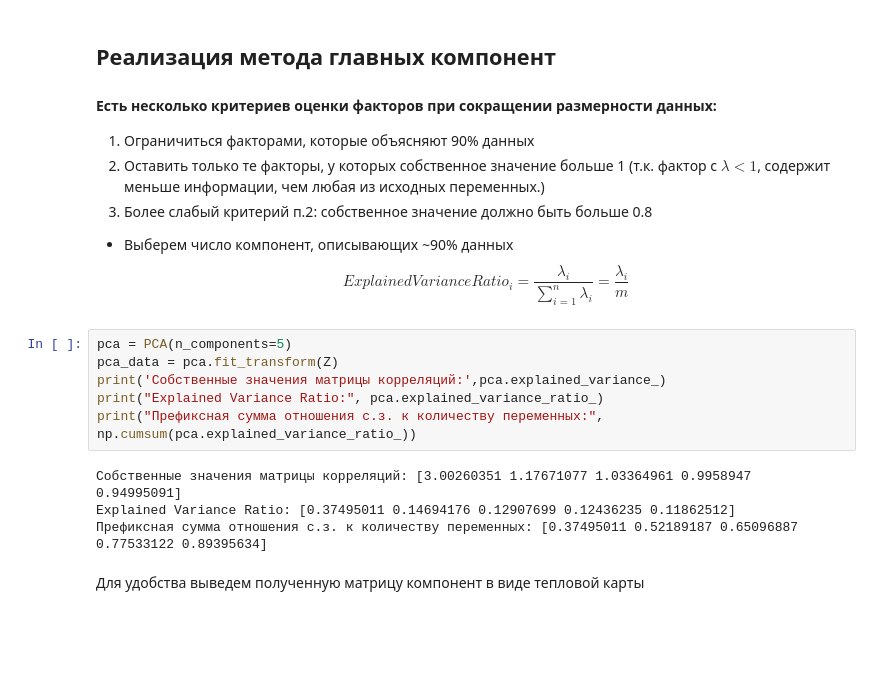
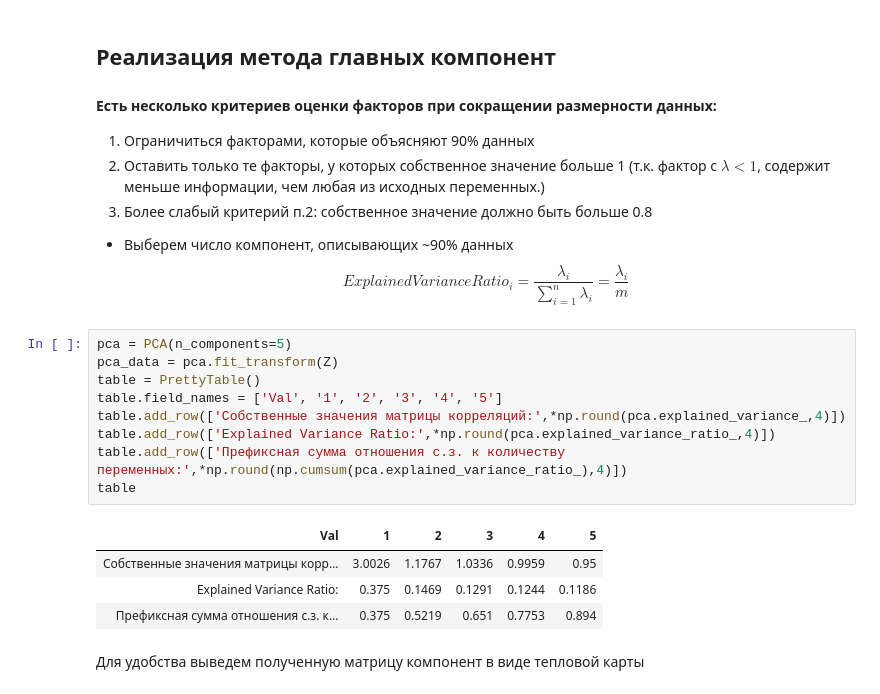
Before and after one commit to Shkuratova/CFA, a Jupyter notebook: Lab9/Lab9.ipynb, the cells around one changed output. Drawn from its saved outputs; the diff is of its cells as text; blank space fills up the shorter version.

```diff
--- a/Lab9/Lab9.ipynb
+++ b/Lab9/Lab9.ipynb
@@ -132,13 +128,17 @@ $$ ExplainedVarianceRatio_i = \frac{\lambda_i}{\sum_{i=1}^n \lambda_i} = \frac{\
 # %%
 pca = PCA(n_components=5)
 pca_data = pca.fit_transform(Z)
-print('Cобственные значения матрицы корреляций:',pca.explained_variance_)
-print("Explained Variance Ratio:", pca.explained_variance_ratio_)
-print("Префиксная сумма отношения с.з. к количеству переменных:", np.cumsum(pca.explained_variance_ratio_))
+table = PrettyTable()
+table.field_names = ['Val', '1', '2', '3', '4', '5']
+table.add_row(['Cобственные значения матрицы корреляций:',*np.round(pca.explained_variance_,4)])
+table.add_row(['Explained Variance Ratio:',*np.round(pca.explained_variance_ratio_,4)])
+table.add_row(['Префиксная сумма отношения с.з. к количеству переменных:',*np.round(np.cumsum(pca.explained_variance_ratio_),4)])
+table
 # %% [output]
-Cобственные значения матрицы корреляций: [3.00260351 1.17671077 1.03364961 0.9958947  0.94995091]
-Explained Variance Ratio: [0.37495011 0.14694176 0.12907699 0.12436235 0.11862512]
-Префиксная сумма отношения с.з. к количеству переменных: [0.37495011 0.52189187 0.65096887 0.77533122 0.89395634]
+| Val | 1 | 2 | 3 | 4 | 5 |
+| Cобственные значения матрицы корр... | 3.0026 | 1.1767 | 1.0336 | 0.9959 | 0.95 |
+| Explained Variance Ratio: | 0.375 | 0.1469 | 0.1291 | 0.1244 | 0.1186 |
+| Префиксная сумма отношения с.з. к... | 0.375 | 0.5219 | 0.651 | 0.7753 | 0.894 |
 # %% [markdown]
 Для удобства выведем полученную матрицу компонент в виде тепловой карты
 # %%
```
Also changed, not shown: parts of 7 cells of this notebook.
